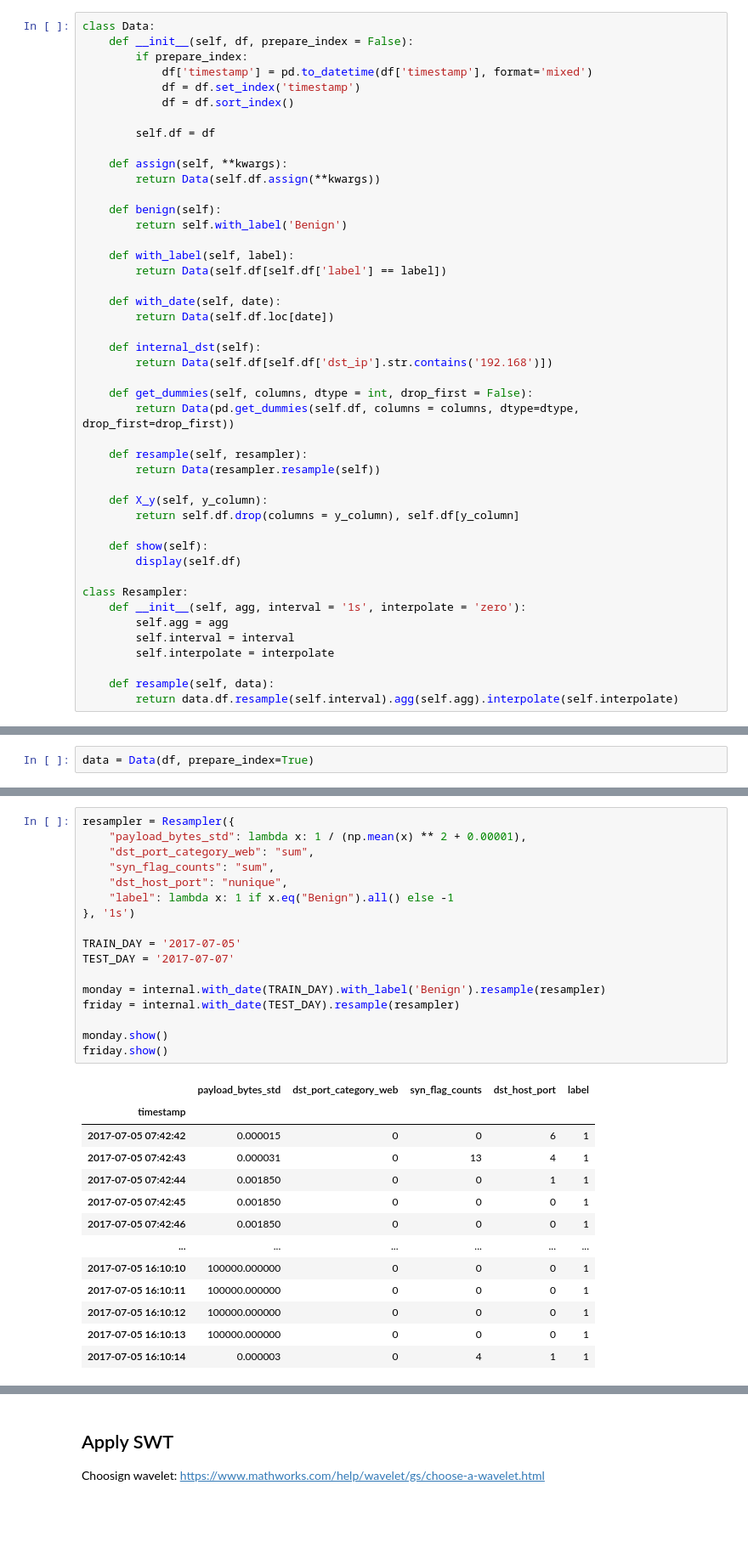
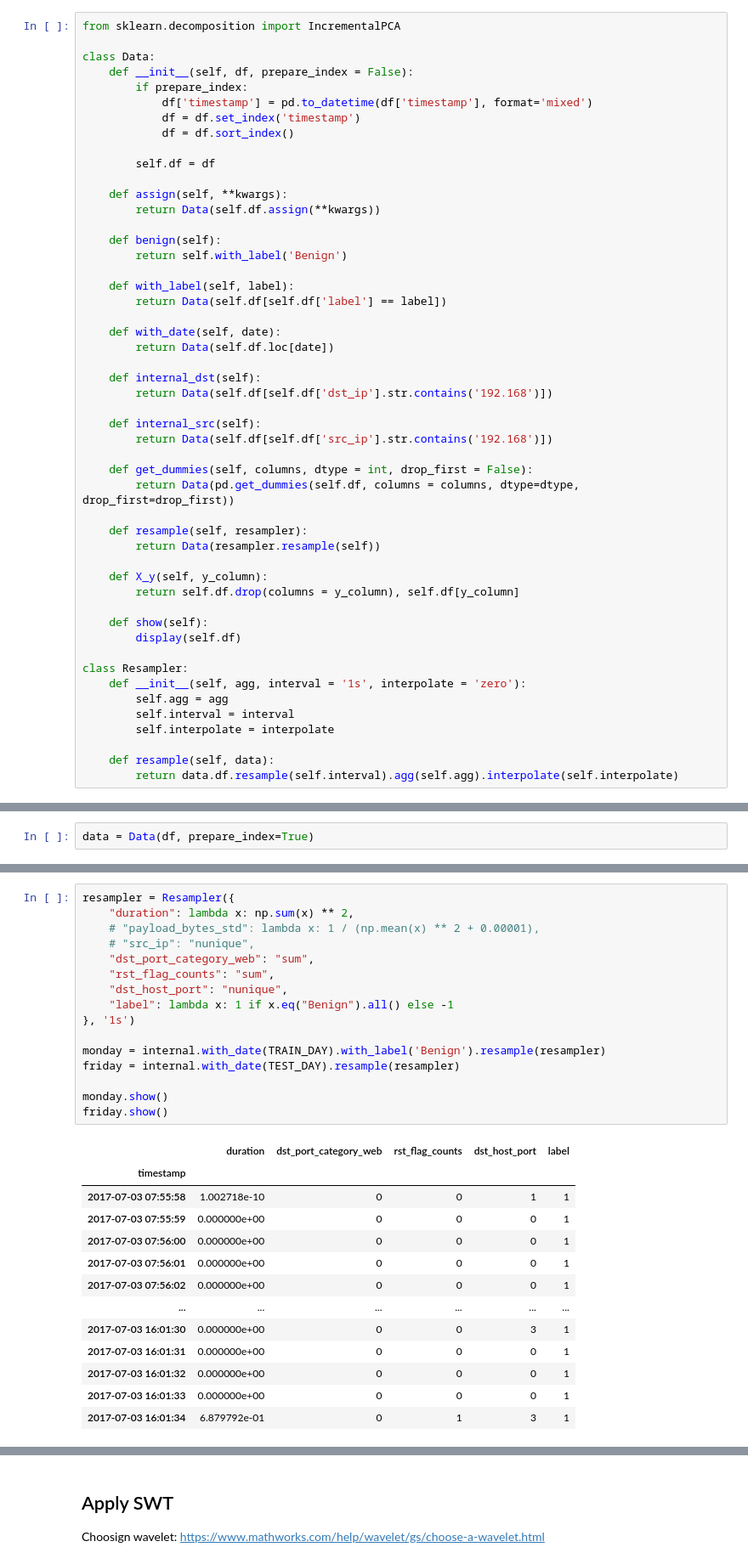
Before and after one commit to stanislav-pavliuk/wavelets-intrusion-detection, a Jupyter notebook: Intrusion-detection.ipynb, the cells around one changed output, grey strips where cells are left out. Shown at 85% size. Cells and saved outputs as stored; diff of their text form; blank space fills up the shorter version.

```diff
--- a/Intrusion-detection.ipynb
+++ b/Intrusion-detection.ipynb
@@ -67,6 +68,8 @@ def categorize_port(port):
     else:
         return 'unknown'  # Other/unknown ports
 # %%
+from sklearn.decomposition import IncrementalPCA
+
 class Data:
     def __init__(self, df, prepare_index = False):
         if prepare_index:
@@ -91,6 +94,9 @@ class Data:
     def internal_dst(self):
         return Data(self.df[self.df['dst_ip'].str.contains('192.168')])
 
+    def internal_src(self):
+        return Data(self.df[self.df['src_ip'].str.contains('192.168')])
+
     def get_dummies(self, columns, dtype = int, drop_first = False):
         return Data(pd.get_dummies(self.df, columns = columns, dtype=dtype, drop_first=drop_first))
 
@@ -148,32 +154,31 @@ internal.show()
 1618322 rows × 136 columns
 # %%
 resampler = Resampler({
-    "payload_bytes_std": lambda x: 1 / (np.mean(x) ** 2 + 0.00001),
+    "duration": lambda x: np.sum(x) ** 2,
+    # "payload_bytes_std": lambda x: 1 / (np.mean(x) ** 2 + 0.00001),
+    # "src_ip": "nunique",
     "dst_port_category_web": "sum",
-    "syn_flag_counts": "sum",
+    "rst_flag_counts": "sum",
     "dst_host_port": "nunique",
     "label": lambda x: 1 if x.eq("Benign").all() else -1
 }, '1s')
-
-TRAIN_DAY = '2017-07-05'
-TEST_DAY = '2017-07-07'
 
 monday = internal.with_date(TRAIN_DAY).with_label('Benign').resample(resampler)
 friday = internal.with_date(TEST_DAY).resample(resampler)
 
 monday.show()
 friday.show()
 # %% [output]
-|  | payload_bytes_std | dst_port_category_web | syn_flag_counts | dst_host_port | label |
+|  | duration | dst_port_category_web | rst_flag_counts | dst_host_port | label |
 | timestamp |  |  |  |  |  |
-| 2017-07-05 07:42:42 | 0.000015 | 0 | 0 | 6 | 1 |
-| 2017-07-05 07:42:43 | 0.000031 | 0 | 13 | 4 | 1 |
-| 2017-07-05 07:42:44 | 0.001850 | 0 | 0 | 1 | 1 |
-| 2017-07-05 07:42:45 | 0.001850 | 0 | 0 | 0 | 1 |
-| 2017-07-05 07:42:46 | 0.001850 | 0 | 0 | 0 | 1 |
+| 2017-07-03 07:55:58 | 1.002718e-10 | 0 | 0 | 1 | 1 |
+| 2017-07-03 07:55:59 | 0.000000e+00 | 0 | 0 | 0 | 1 |
+| 2017-07-03 07:56:00 | 0.000000e+00 | 0 | 0 | 0 | 1 |
+| 2017-07-03 07:56:01 | 0.000000e+00 | 0 | 0 | 0 | 1 |
+| 2017-07-03 07:56:02 | 0.000000e+00 | 0 | 0 | 0 | 1 |
 | ... | ... | ... | ... | ... | ... |
-| 2017-07-05 16:10:10 | 100000.000000 | 0 | 0 | 0 | 1 |
-| 2017-07-05 16:10:11 | 100000.000000 | 0 | 0 | 0 | 1 |
-| 2017-07-05 16:10:12 | 100000.000000 | 0 | 0 | 0 | 1 |
-| 2017-07-05 16:10:13 | 100000.000000 | 0 | 0 | 0 | 1 |
-| 2017-07-05 16:10:14 | 0.000003 | 0 | 4 | 1 | 1 |
+| 2017-07-03 16:01:30 | 0.000000e+00 | 0 | 0 | 3 | 1 |
+| 2017-07-03 16:01:31 | 0.000000e+00 | 0 | 0 | 0 | 1 |
+| 2017-07-03 16:01:32 | 0.000000e+00 | 0 | 0 | 0 | 1 |
+| 2017-07-03 16:01:33 | 0.000000e+00 | 0 | 0 | 0 | 1 |
+| 2017-07-03 16:01:34 | 6.879792e-01 | 0 | 1 | 3 | 1 |
```
Also changed, not shown: parts of 25 cells of this notebook.
